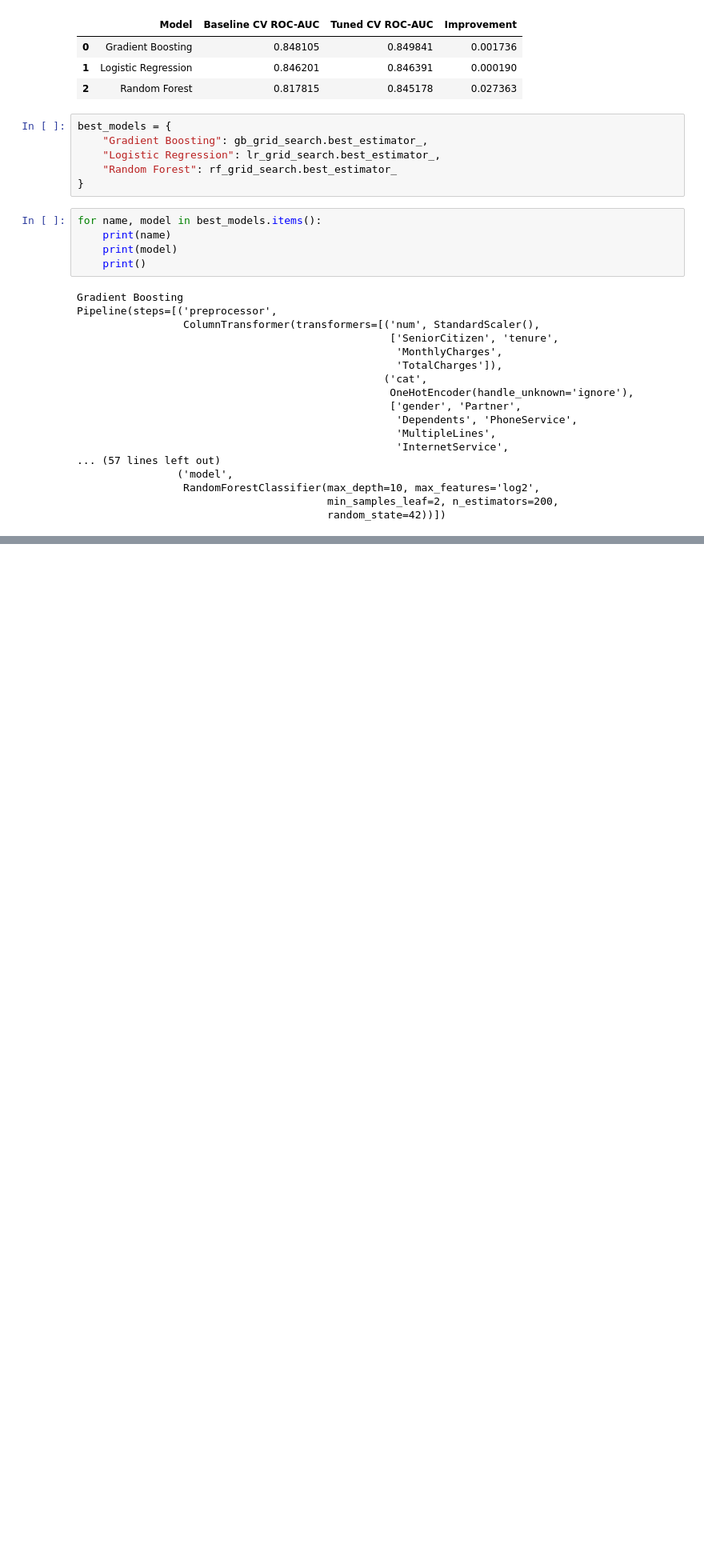
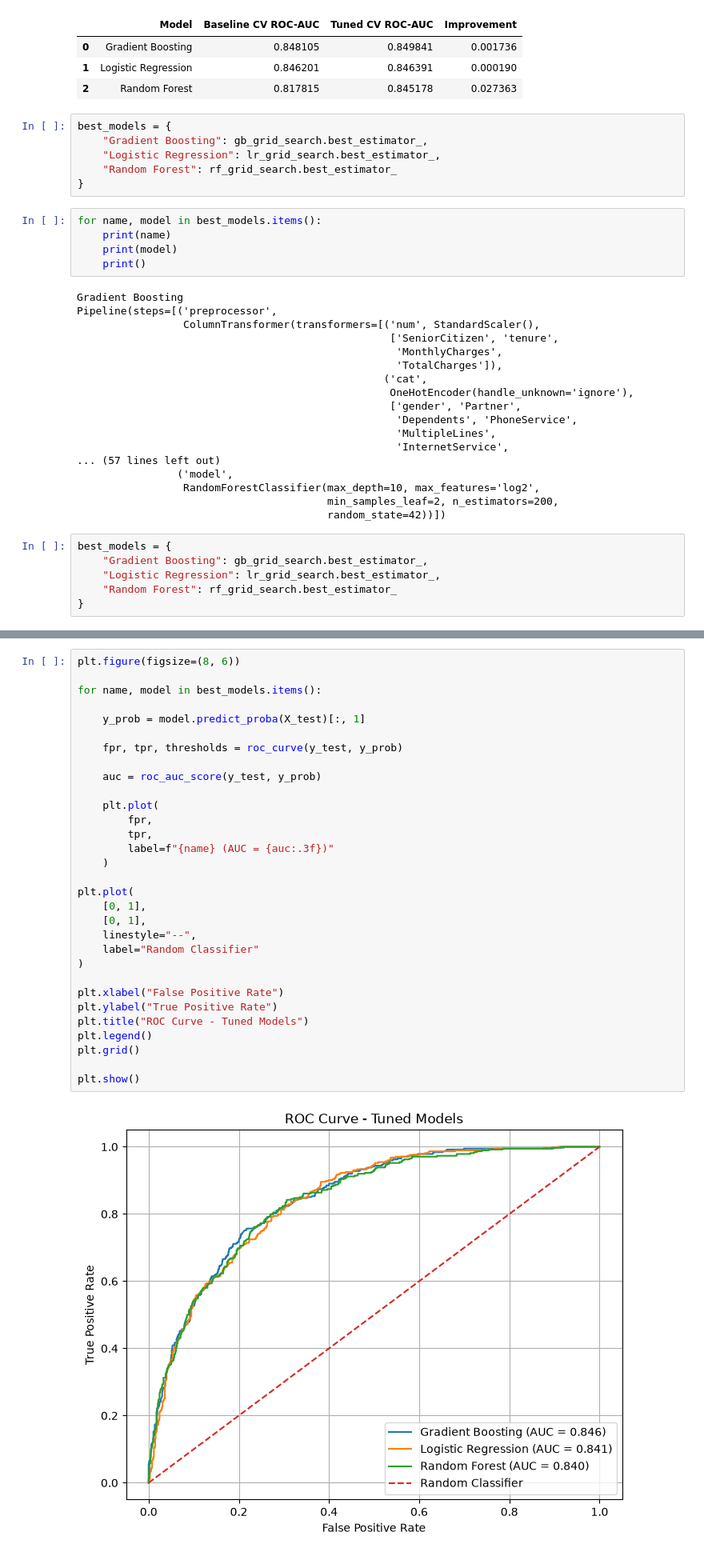
Before and after one commit to BikeshKumar919/customer-churn-ml, a Jupyter notebook: notebooks/03_model_training.ipynb, the cells around one changed output, grey strips where cells are left out. Shown at 80% size. Drawn from its saved outputs; the diff is of its cells as text; blank space fills up the shorter version.

Commit message:
final model selected

```diff
--- a/notebooks/03_model_training.ipynb
+++ b/notebooks/03_model_training.ipynb
@@ -1019,3 +1019,9 @@ Pipeline(steps=[('preprocessor',
                  RandomForestClassifier(max_depth=10, max_features='log2',
                                         min_samples_leaf=2, n_estimators=200,
                                         random_state=42))])
+# %%
+best_models = {
+    "Gradient Boosting": gb_grid_search.best_estimator_,
+    "Logistic Regression": lr_grid_search.best_estimator_,
+    "Random Forest": rf_grid_search.best_estimator_
+}
@@ -1021,0 +1109,33 @@ Pipeline(steps=[('preprocessor',
+# %%
+plt.figure(figsize=(8, 6))
+
+for name, model in best_models.items():
+
+    y_prob = model.predict_proba(X_test)[:, 1]
+
+    fpr, tpr, thresholds = roc_curve(y_test, y_prob)
+
+    auc = roc_auc_score(y_test, y_prob)
+
+    plt.plot(
+        fpr,
+        tpr,
+        label=f"{name} (AUC = {auc:.3f})"
+    )
+
+plt.plot(
+    [0, 1],
+    [0, 1],
+    linestyle="--",
+    label="Random Classifier"
+)
+
+plt.xlabel("False Positive Rate")
+plt.ylabel("True Positive Rate")
+plt.title("ROC Curve - Tuned Models")
+plt.legend()
+plt.grid()
+
+plt.show()
+# %% [output]
+[figure, added]
```
Also changed, not shown: parts of 9 cells of this notebook.
